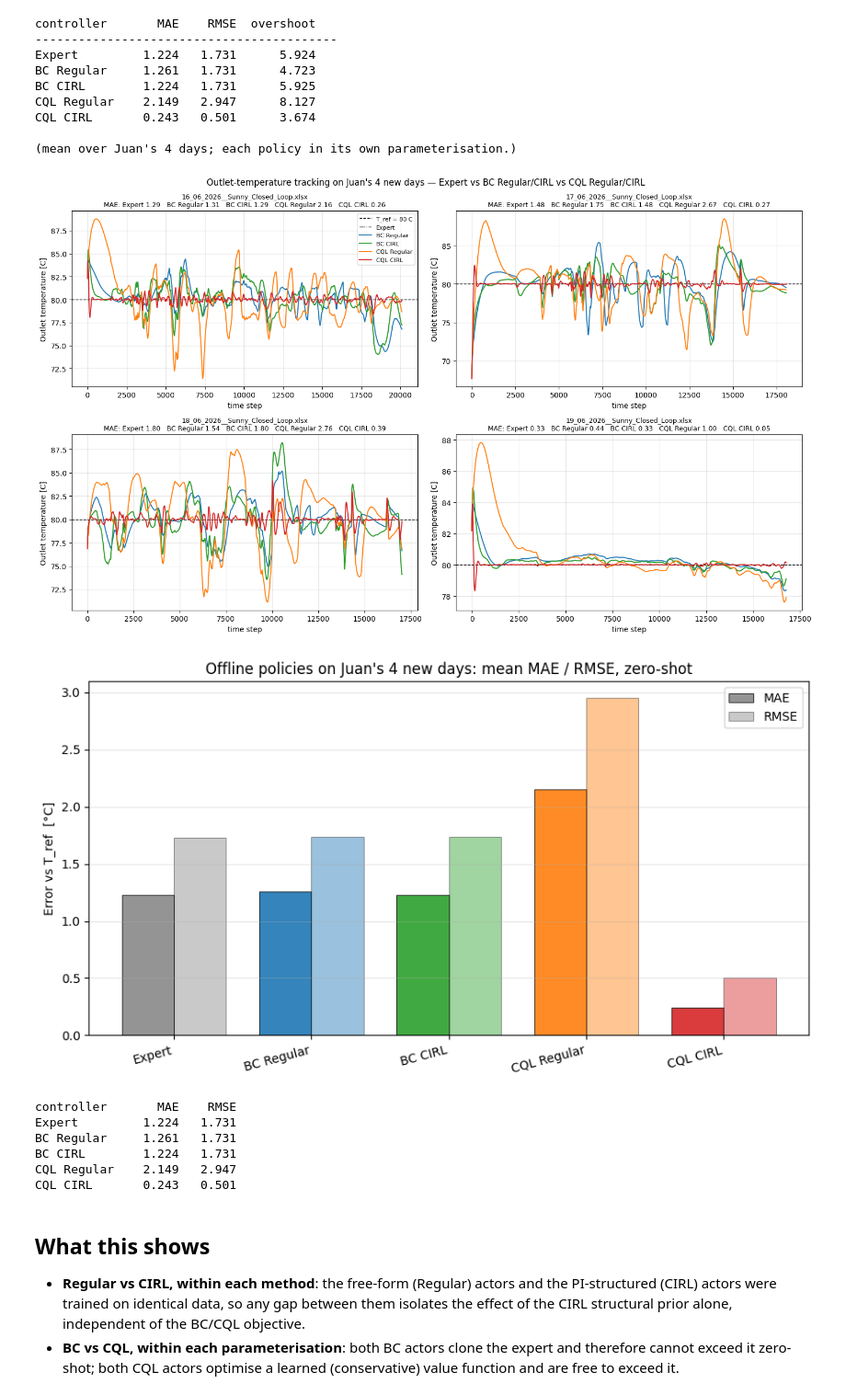
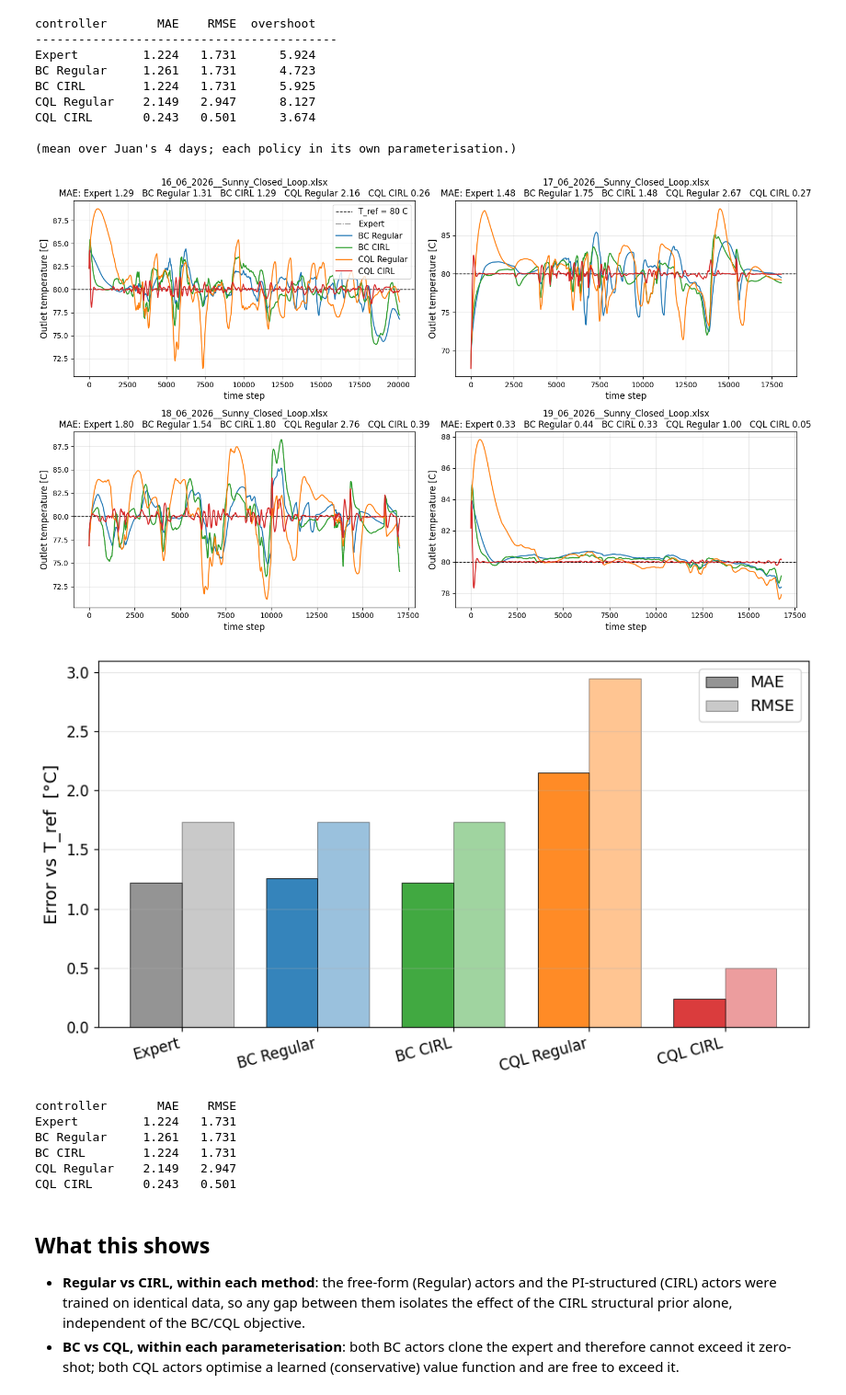
Before and after one commit to stallyargha97/SCF_Research_RL_Imperial, a Jupyter notebook: BC vs CQL Comparison/Four_Way_Offline_Policy_Comparison.ipynb, the cells around one changed output. Shown at 92% size. Cells and saved outputs as stored; diff of their text form; code cells hidden in the pictures.

```diff
--- a/BC vs CQL Comparison/Four_Way_Offline_Policy_Comparison.ipynb
+++ b/BC vs CQL Comparison/Four_Way_Offline_Policy_Comparison.ipynb
@@ -180,42 +180,42 @@ for i, ds in enumerate(datasets):
         ax.plot(t, Tout[:len(t)], c=COLORS[name], ls=STYLES.get(name, '-'),
                 lw=1.2 if name == 'Expert' else 1.4, label=name)
     title = '   '.join(f'{n} {maes[n]:.2f}' for n in POLICIES)
-    ax.set_title(f"{ds['name']}\nMAE: {title}", fontsize=9)
-    ax.set_ylabel('Outlet temperature [C]'); ax.set_xlabel('time step'); ax.grid(alpha=.3)
+    ax.set_title(f"{ds['name']}\nMAE: {title}", fontsize=12)
+    ax.set_ylabel('Outlet temperature [C]', fontsize=12); ax.set_xlabel('time step', fontsize=12); ax.grid(alpha=.3)
+    ax.tick_params(axis='both', labelsize=10)
     if i == 0:
-        ax.legend(fontsize=8)
-fig.suptitle("Outlet-temperature tracking on Juan's 4 new days — Expert vs BC Regular/CIRL vs CQL Regular/CIRL", fontsize=12)
+        ax.legend(fontsize=11)
 fig.tight_layout()
 fig.savefig(os.path.join(CHART_DIR, 'four_way_offline_comparison_tracking_4days.png'), dpi=150)
 plt.show()
 # %% [output]
-[figure, old version]
+[figure, new version]
 # %%
 # ── MAE & RMSE bar chart, all four policies + Expert PI reference ──────────
 mae_by = {name: np.mean([mae_rmse(store[name][i]['Tout'], dataset_tref(datasets[i]['name']))[0]
                           for i in range(len(datasets))]) for name in POLICIES}
 rmse_by = {name: np.mean([mae_rmse(store[name][i]['Tout'], dataset_tref(datasets[i]['name']))[1]
                            for i in range(len(datasets))]) for name in POLICIES}
 
 x = np.arange(len(POLICIES)); w = 0.38
 fig, ax = plt.subplots(figsize=(9, 5))
 ax.bar(x - w/2, [mae_by[n] for n in POLICIES],  width=w, label='MAE',
        color=[COLORS[n] for n in POLICIES], alpha=0.9, edgecolor='black', linewidth=0.6)
 ax.bar(x + w/2, [rmse_by[n] for n in POLICIES], width=w, label='RMSE',
        color=[COLORS[n] for n in POLICIES], alpha=0.45, edgecolor='black', linewidth=0.6)
-ax.set_xticks(x); ax.set_xticklabels(POLICIES, rotation=15, ha='right')
-ax.set_ylabel('Error vs T_ref  [\u00b0C]')
-ax.set_title("Offline policies on Juan's 4 new days: mean MAE / RMSE, zero-shot")
-ax.legend(); ax.grid(axis='y', alpha=0.3)
+ax.set_xticks(x); ax.set_xticklabels(POLICIES, rotation=15, ha='right', fontsize=13)
+ax.set_ylabel('Error vs T_ref  [\u00b0C]', fontsize=14)
+ax.tick_params(axis='both', labelsize=12)
+ax.legend(fontsize=13); ax.grid(axis='y', alpha=0.3)
 fig.tight_layout()
 fig.savefig(os.path.join(CHART_DIR, 'four_way_offline_comparison_bars.png'), dpi=150)
 plt.show()
 
 print(f"{'controller':12s} {'MAE':>7} {'RMSE':>7}")
 for n in POLICIES:
     print(f"{n:12s} {mae_by[n]:7.3f} {rmse_by[n]:7.3f}")
 # %% [output]
-[figure, old version]
+[figure, new version]
 controller       MAE    RMSE
 Expert         1.224   1.731
 BC Regular     1.261   1.731
```
Also changed, not shown: 54 other files.
